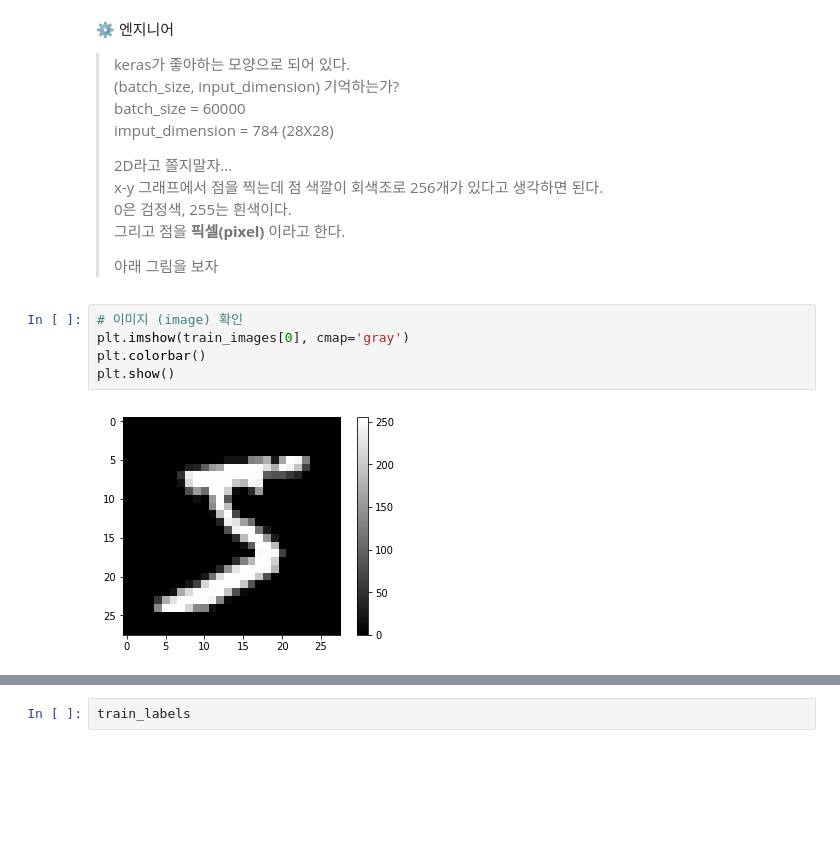
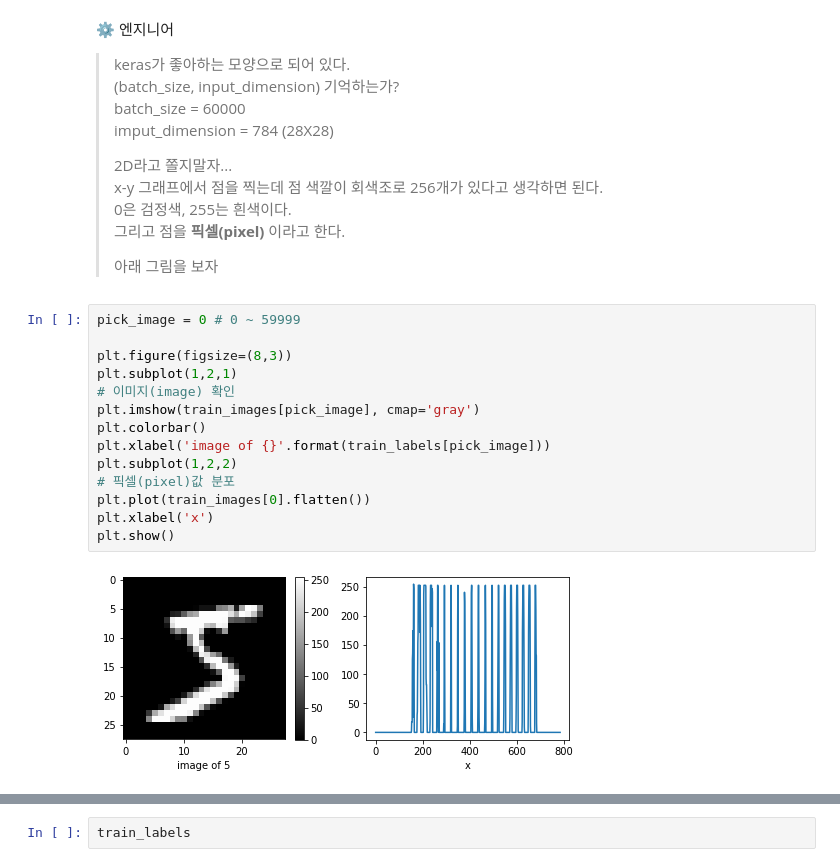
Before and after one commit to skettee/notebooks, a Jupyter notebook: neural_network_mnist.ipynb, the cells around one changed output, grey strips where cells are left out. Cells and saved outputs as stored; diff of their text form; blank space fills up the shorter version.

```diff
--- a/neural_network_mnist.ipynb
+++ b/neural_network_mnist.ipynb
@@ -119,10 +107,19 @@ train_images shape is  (60000, 28, 28)
 > 그리고 점을 **픽셀(pixel)** 이라고 한다.
 >
 > 아래 그림을 보자
-# %%
-# 이미지 (image) 확인
-plt.imshow(train_images[0], cmap='gray')
-plt.colorbar()
-plt.show()
-# %% [output]
-[figure, removed]
+# %%
+pick_image = 0 # 0 ~ 59999
+
+plt.figure(figsize=(8,3))
+plt.subplot(1,2,1)
+# 이미지(image) 확인
+plt.imshow(train_images[pick_image], cmap='gray')
+plt.colorbar()
+plt.xlabel('image of {}'.format(train_labels[pick_image]))
+plt.subplot(1,2,2)
+# 픽셀(pixel)값 분포
+plt.plot(train_images[0].flatten())
+plt.xlabel('x')
+plt.show()
+# %% [output]
+[figure, added]
```
Also changed, not shown: parts of 23 cells of this notebook, 5 other files.
